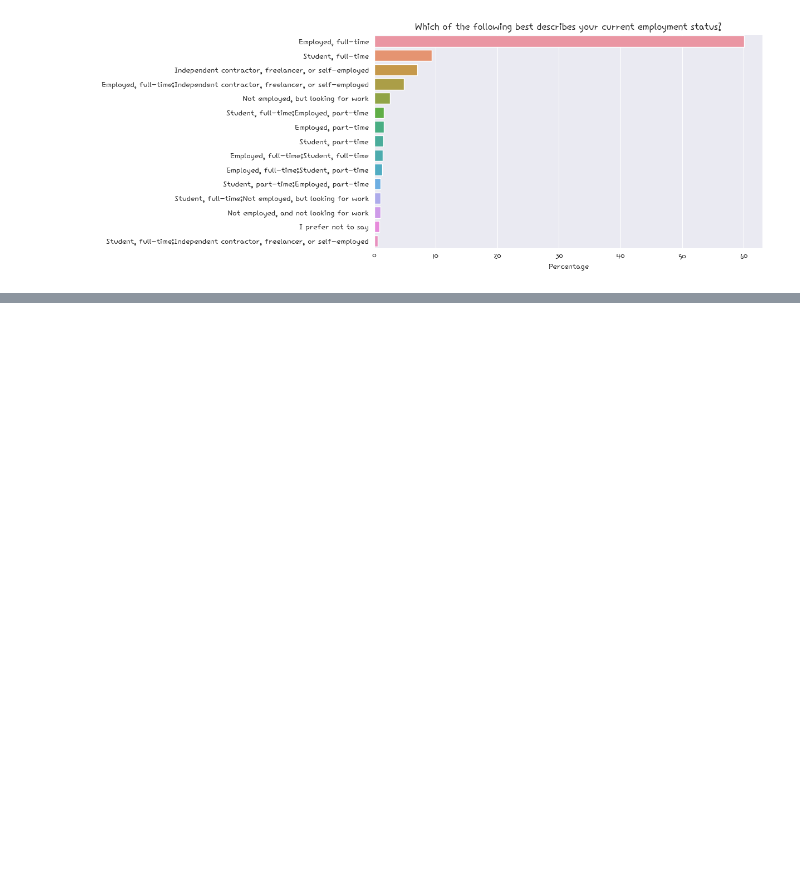
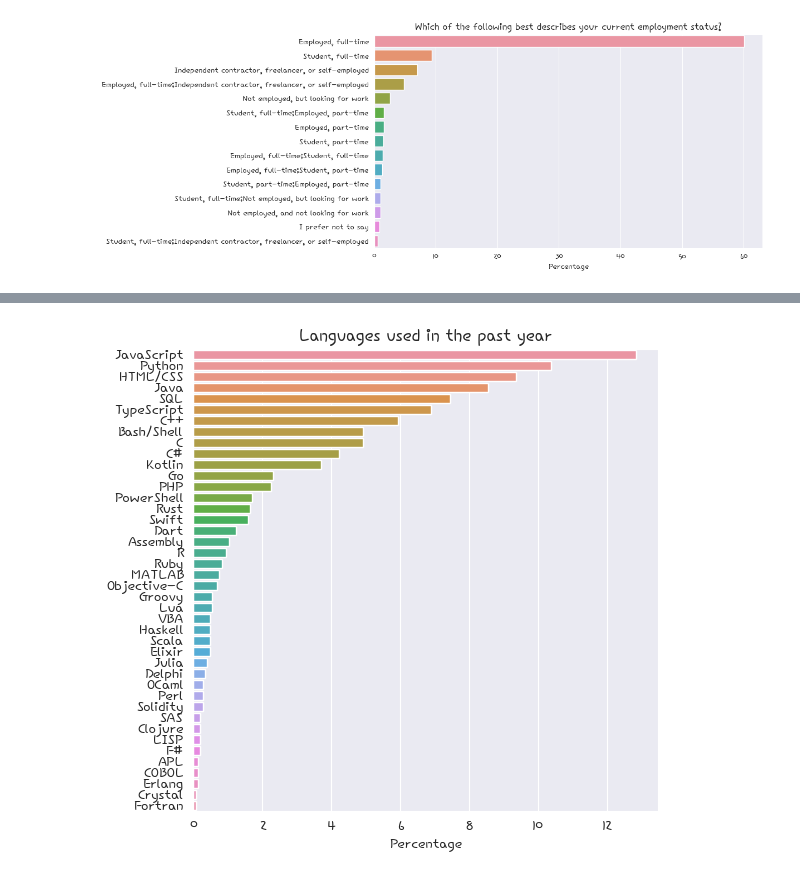
Before and after one commit to yuurinn9/pythonbasic, a Jupyter notebook: 21stack overflow Annual Deverope Survey.ipynb, the cells around one changed output, grey strips where cells are left out. Cells and saved outputs as stored; diff of their text form; code cells hidden in the pictures; blank space fills up the shorter version.

```diff
--- a/21stack overflow Annual Deverope Survey.ipynb
+++ b/21stack overflow Annual Deverope Survey.ipynb
@@ -596,0 +848,19 @@ plt.show()
+# %%
+home_country = survey_df[ (survey_df.Country == 'South Korea') | (survey_df.Country == 'Republic of Korea') ]
+home_country
+
+def split_multicolumn(Series):
+    df = pd.DataFrame(False, columns = (Series.dropna().str.split(';').str[0].unique()), index = Series.index)
+    # for idx, rep in Series[Series.notnull()].str.split(';').items:
+    #     for one in rep:
+    #         df.at[idx, one.strip()] = True
+    for idx, rep in Series.str.split(';').items():
+        # NaN이 아닌 값을 분기
+        if isinstance(rep, list):
+            for one in rep:
+                df.at[idx, one.strip()] = True
+        else :
+            pass
+    return df
+home_type_df = split_multicolumn(home_country.LanguageHaveWorkedWith)
+home_type_df
@@ -596,0 +882,3 @@ plt.show()
+# %%
+home_country_per = home_type_df.sum().sort_values(ascending=False) / home_type_df.sum().sum() * 100
+home_country_per
@@ -596,0 +903,8 @@ plt.show()
+# %%
+plt.figure(figsize=(6, 6))
+plt.title("Languages used in the past year")
+sns.barplot(x = home_country_per , y = home_country_per.index )
+plt.xlabel("Percentage")
+plt.show()
+# %% [output]
+[figure, added]
```
Also changed, not shown: parts of 32 cells of this notebook, 4 other files.
